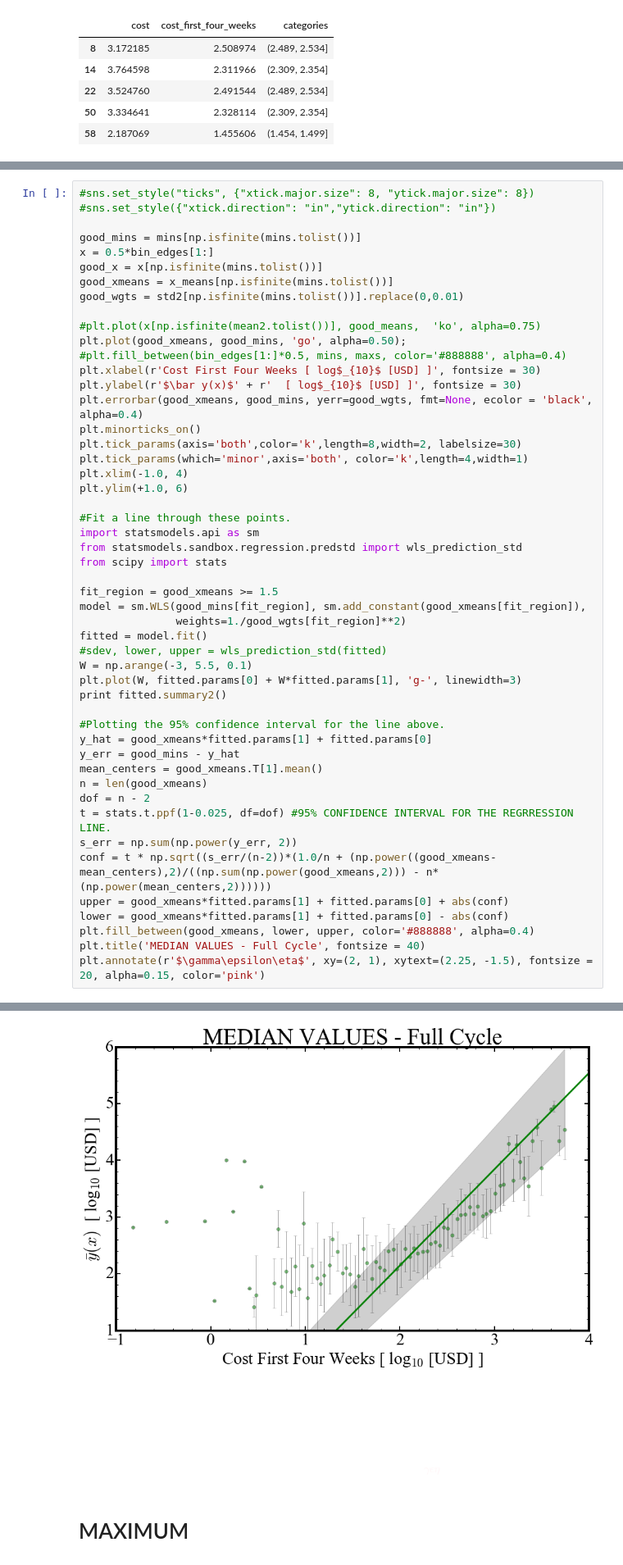
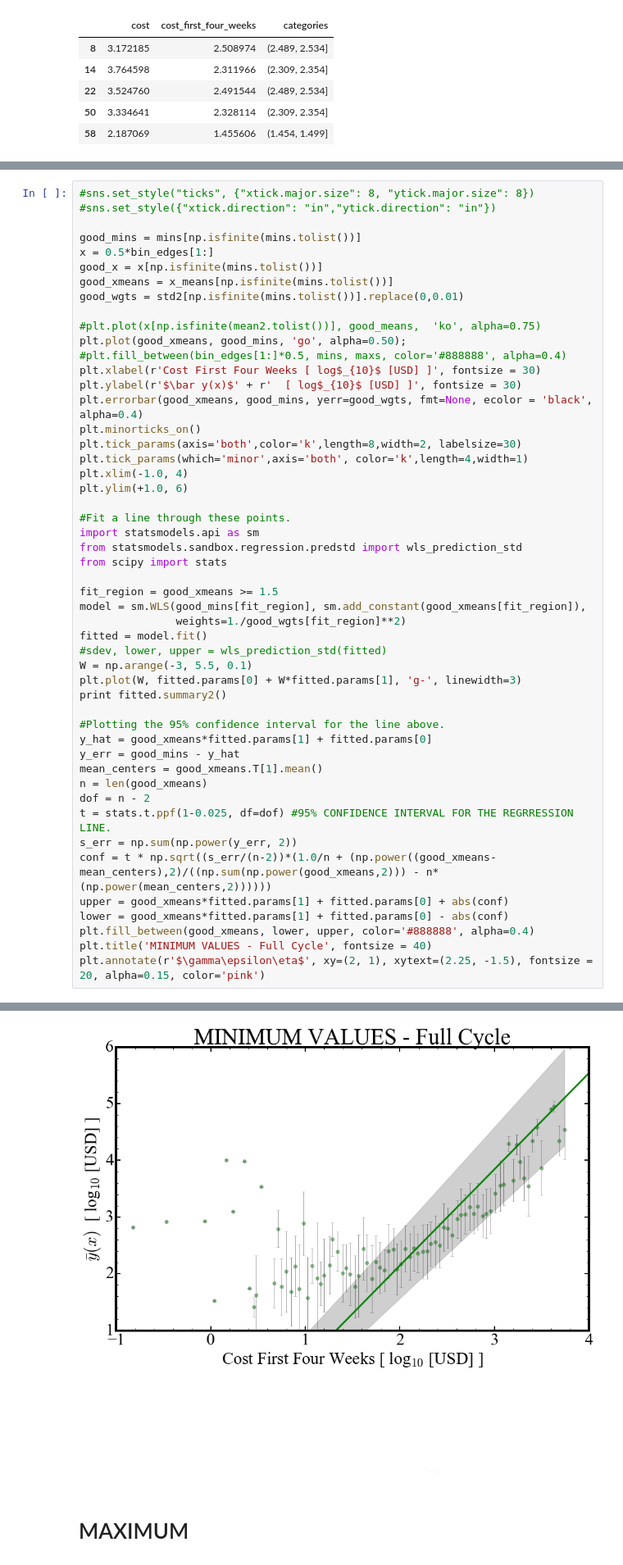
Before and after one commit to gmsardane/employer-ltv, a Jupyter notebook: ltv-calculation.ipynb, the cells around one changed output, grey strips where cells are left out. Shown: that part at 82% size. Drawn from its saved outputs; the diff is of its cells as text.

```diff
--- a/ltv-calculation.ipynb
+++ b/ltv-calculation.ipynb
@@ -662,7 +662,7 @@ conf = t * np.sqrt((s_err/(n-2))*(1.0/n + (np.power((good_xmeans-mean_centers),2
 upper = good_xmeans*fitted.params[1] + fitted.params[0] + abs(conf)
 lower = good_xmeans*fitted.params[1] + fitted.params[0] - abs(conf)
 plt.fill_between(good_xmeans, lower, upper, color='#888888', alpha=0.4)
-plt.title('MEDIAN VALUES - Full Cycle', fontsize = 40)
+plt.title('MINIMUM VALUES - Full Cycle', fontsize = 40)
 plt.annotate(r'$\gamma\epsilon\eta$', xy=(2, 1), xytext=(2.25, -1.5), fontsize = 20, alpha=0.15, color='pink')
 # %% [output]
                    Results: Weigthed least squares
@@ -673,20 +673,20 @@ Date:                 2016-10-19 12:06  BIC:                 49.4332
 No. Observations:     49                Log-Likelihood:      -20.825
 Df Model:             1                 F-statistic:         811.5
 Df Residuals:         47                Prob (F-statistic):  2.67e-31
 R-squared:            0.945             Scale:               1.1338
 ---------------------------------------------------------------------
                        Coef.  Std.Err.    t    P>|t|   [0.025  0.975]
 ---------------------------------------------------------------------
 const                 -1.2492   0.2055 -6.0796 0.0000 -1.6625 -0.8358
 cost_first_four_weeks  1.6970   0.0596 28.4876 0.0000  1.5771  1.8168
 ---------------------------------------------------------------------
 Omnibus:                1.806         Durbin-Watson:            0.970
 Prob(Omnibus):          0.405         Jarque-Bera (JB):         1.331
 Skew:                   0.175         Prob(JB):                 0.514
 Kurtosis:               2.273         Condition No.:            30
 =====================================================================
 <matplotlib.text.Annotation at 0x...>
-[figure, old version]
+[figure, new version]
 # %% [markdown]
 # MAXIMUM
 # %%
```
Also changed, not shown: parts of 3 cells of this notebook.
